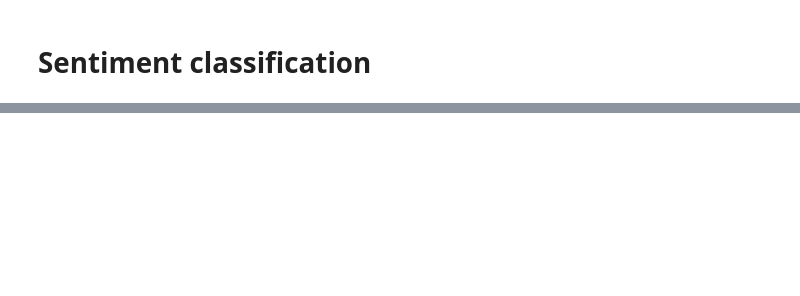
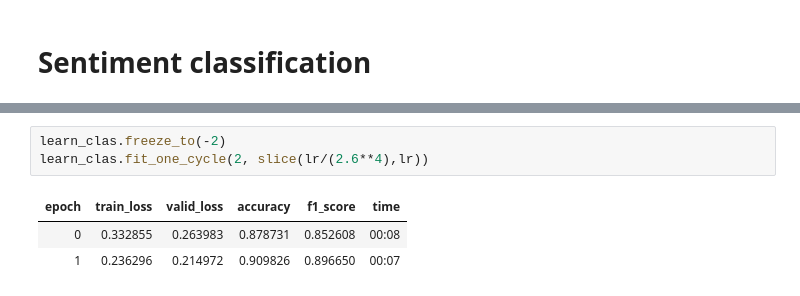
Before and after one commit to anhquan0412/nlp_practice, a Jupyter notebook: fastai2_nlp/fastai2_vnmese_lm.ipynb, the cells around one changed output, grey strips where cells are left out. Cells and saved outputs as stored; diff of their text form; blank space fills up the shorter version.

```diff
--- a/fastai2_nlp/fastai2_vnmese_lm.ipynb
+++ b/fastai2_nlp/fastai2_vnmese_lm.ipynb
@@ -901,0 +1359,7 @@ Check how word embedding and hidden state are loaded to sentiment model
+# %%
+learn_clas.freeze_to(-2)
+learn_clas.fit_one_cycle(2, slice(lr/(2.6**4),lr))
+# %% [output]
+| epoch | train_loss | valid_loss | accuracy | f1_score | time |
+| 0 | 0.332855 | 0.263983 | 0.878731 | 0.852608 | 00:08 |
+| 1 | 0.236296 | 0.214972 | 0.909826 | 0.896650 | 00:07 |
```
Also changed, not shown: parts of 97 cells of this notebook.
